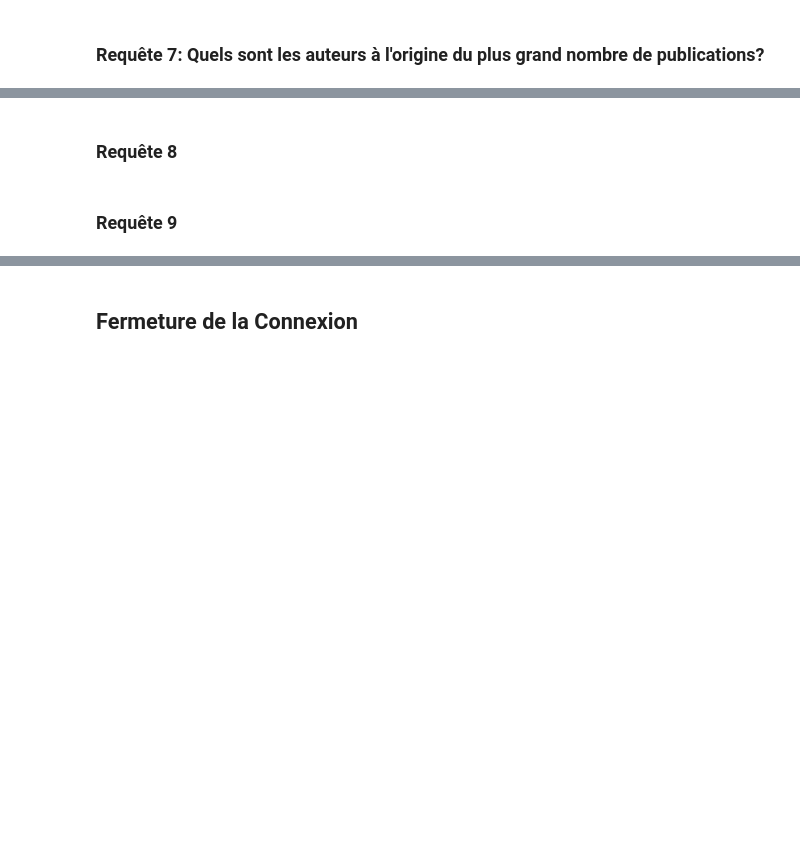
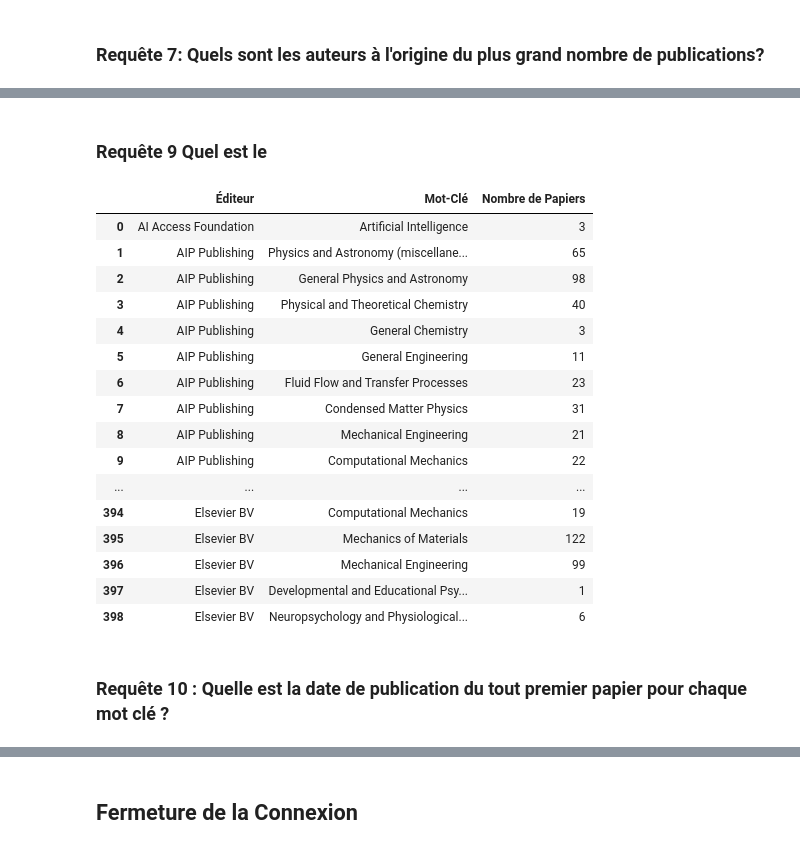
Before and after one commit to lulud41/neo4j_project, a Jupyter notebook: Projet_neo4j_DEROUET_PURIER_MSBDAAD_2021_2022.ipynb, the cells around one changed output, grey strips where cells are left out. Drawn from its saved outputs; the diff is of its cells as text; code cells hidden in the pictures; blank space fills up the shorter version.

```diff
--- a/Projet_neo4j_DEROUET_PURIER_MSBDAAD_2021_2022.ipynb
+++ b/Projet_neo4j_DEROUET_PURIER_MSBDAAD_2021_2022.ipynb
@@ -612,11 +688,35 @@ conn.query(query_string, db="paperswithcode")
 # %% [markdown]
-### Requête 8
+### Requête 9 Quel est le
 # %%
 query_string = '''
-
+MATCH (p:Paper)-[rel1:TALKS_ABOUT]->(k:Keyword)
+WITH p, k
+MATCH (pub:Publisher)-[rel2:PUBLISHED]->(p)
+WITH pub, p, k
+RETURN pub.name, k.name, count(k)
 '''
-conn.query(query_string, db="paperswithcode")
+df_res = pd.DataFrame([dict(_) for _ in conn.query(query_string, db='paperswithcode')])
+df_res = df_res.rename(columns={"pub.name":"Éditeur" , "k.name":"Mot-Clé", "count(k)":"Nombre de Papiers"})
+df_res
+# %% [output]
+|  | Éditeur | Mot-Clé | Nombre de Papiers |
+| 0 | AI Access Foundation | Artificial Intelligence | 3 |
+| 1 | AIP Publishing | Physics and Astronomy (miscellane... | 65 |
+| 2 | AIP Publishing | General Physics and Astronomy | 98 |
+| 3 | AIP Publishing | Physical and Theoretical Chemistry | 40 |
+| 4 | AIP Publishing | General Chemistry | 3 |
+| 5 | AIP Publishing | General Engineering | 11 |
+| 6 | AIP Publishing | Fluid Flow and Transfer Processes | 23 |
+| 7 | AIP Publishing | Condensed Matter Physics | 31 |
+| 8 | AIP Publishing | Mechanical Engineering | 21 |
+| 9 | AIP Publishing | Computational Mechanics | 22 |
+| ... | ... | ... | ... |
+| 394 | Elsevier BV | Computational Mechanics | 19 |
+| 395 | Elsevier BV | Mechanics of Materials | 122 |
+| 396 | Elsevier BV | Mechanical Engineering | 99 |
+| 397 | Elsevier BV | Developmental and Educational Psy... | 1 |
+| 398 | Elsevier BV | Neuropsychology and Physiological... | 6 |
 # %% [markdown]
-### Requête 9
+### Requête 10 : Quelle est la date de publication du tout premier papier pour chaque mot clé ?
 # %%
 query_string = '''
```
Also changed, not shown: parts of 24 cells of this notebook, 2 other files.
